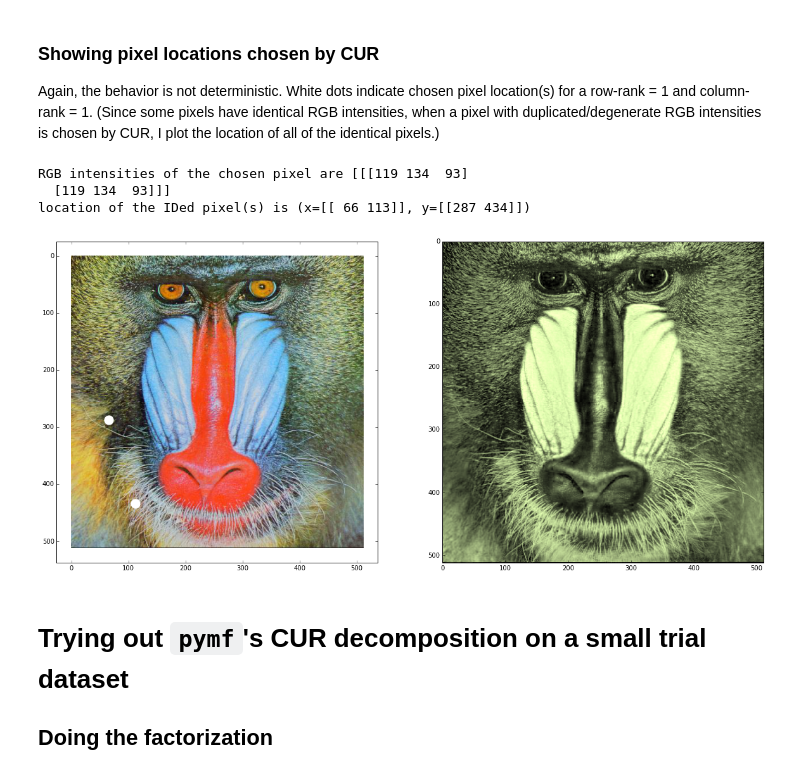
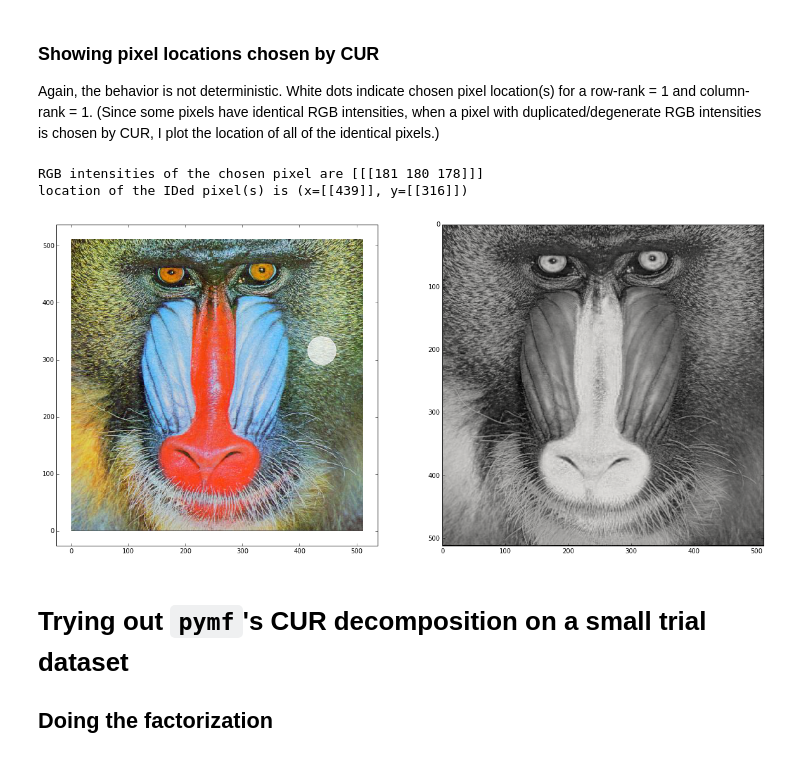
Before and after one commit to tentrillion/ipython_notebooks, a Jupyter notebook: simple_CUR_on_images.ipynb, the cells around one changed output. Cells and saved outputs as stored; diff of their text form; code cells hidden in the pictures.

```diff
--- a/simple_CUR_on_images.ipynb
+++ b/simple_CUR_on_images.ipynb
@@ -101,30 +100,28 @@ Again, the behavior is not deterministic.  White dots indicate chosen pixel loca
 # %%
 cur = pymf.CUR(imflat, rrank=1, crank=1)
 cur.factorize()
 
 diff = abs(imflat-cur.V)==0
 
 locs = np.where(diff.all(axis=1))
 locidx = np.unravel_index(locs, dims=(im.shape[0], im.shape[1]))
 
 f, ax = plt.subplots(1, 2, figsize=(20, 10))
 
-ax[0].imshow(im)
-ax[0].scatter(locidx[0], locidx[1], s=200, color='white')
-
+ax[0].imshow(im, interpolation='none', extent = (0, 512, 0, 512))
+ax[0].scatter(locidx[0], locidx[1], s=2000, color='white', alpha=0.7)
 
 Mapprox = cur.U.dot(cur.S.dot(cur.V))
 Mapprox[Mapprox>255]=255
 Mapprox[Mapprox<0]=0
 ax[1].imshow(Mapprox.reshape(im.shape).astype('uint8'))
 
 print 'RGB intensities of the chosen pixel are %s' % (im[locidx[0], locidx[1], :])
 print 'location of the IDed pixel(s) is (x=%s, y=%s)' % (locidx[0], locidx[1])
 # %% [output]
-RGB intensities of the chosen pixel are [[[119 134  93]
-  [119 134  93]]]
-location of the IDed pixel(s) is (x=[[ 66 113]], y=[[287 434]])
+RGB intensities of the chosen pixel are [[[181 180 178]]]
+location of the IDed pixel(s) is (x=[[439]], y=[[316]])
-[figure, old version]
+[figure, new version]
 # %% [markdown]
 # Trying out `pymf`'s CUR decomposition on a small trial dataset
 
```
Also changed, not shown: parts of 3 cells of this notebook.
